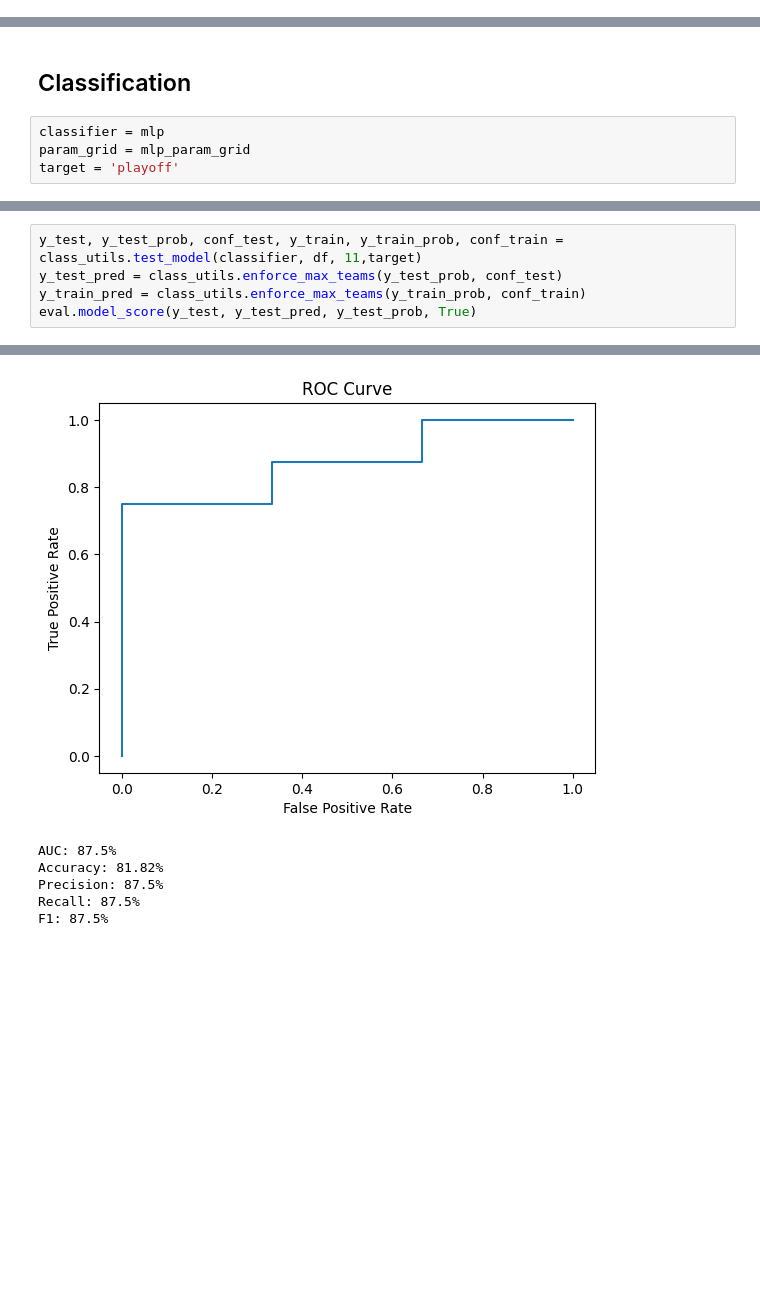
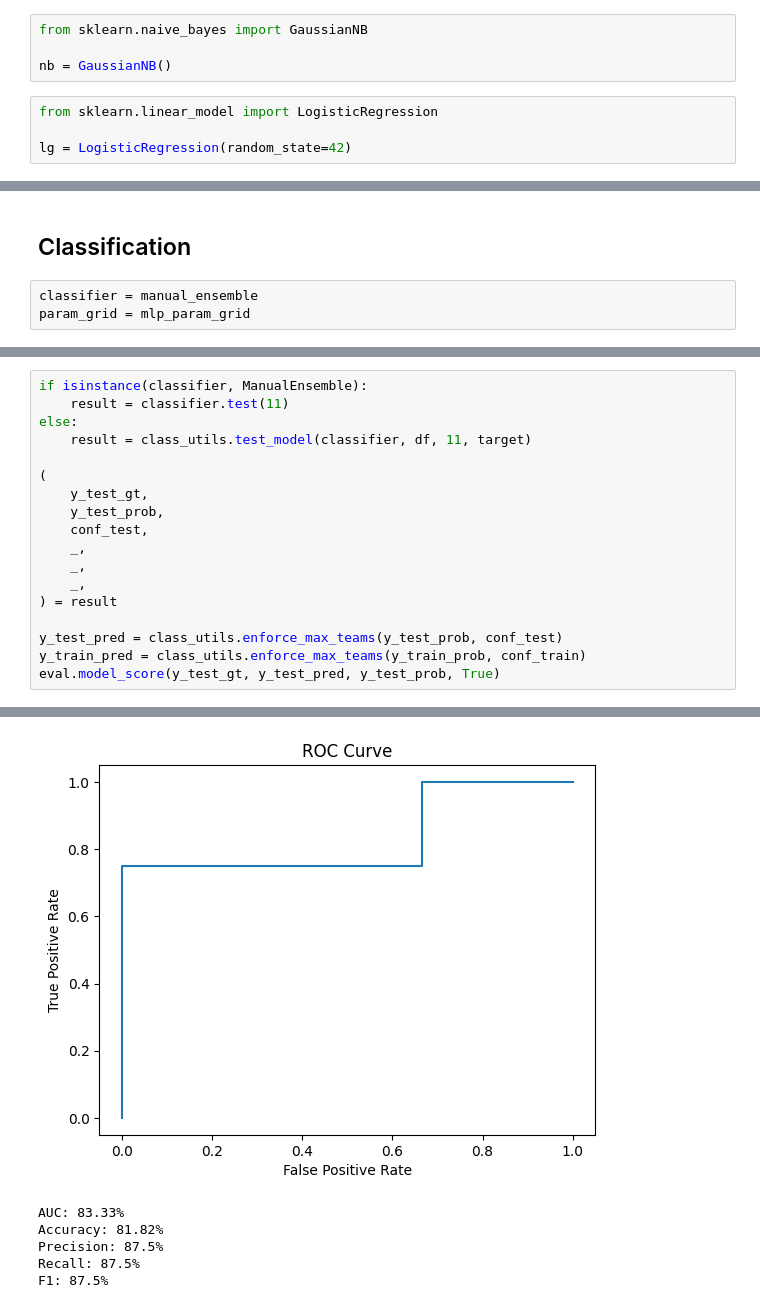
Before and after one commit to DanielRodrigues08/AC-FEUP, a Jupyter notebook: classification/classification.ipynb, the cells around one changed output, grey strips where cells are left out. Drawn from its saved outputs; the diff is of its cells as text; blank space fills up the shorter version.

```diff
--- a/classification/classification.ipynb
+++ b/classification/classification.ipynb
@@ -120,0 +122,8 @@ voting_clf = VotingClassifier(estimators=[
+# %%
+from sklearn.naive_bayes import GaussianNB
+
+nb = GaussianNB()
+# %%
+from sklearn.linear_model import LogisticRegression
+
+lg = LogisticRegression(random_state=42)
@@ -121,9 +164,8 @@ voting_clf = VotingClassifier(estimators=[
 # %% [markdown]
 ## Classification
 # %%
-classifier = mlp
+classifier = manual_ensemble
 param_grid = mlp_param_grid
-target = 'playoff'
 # %%
 years = []
 train_scores = []
@@ -175,12 +234,25 @@ F1: 87.5%
 # %%
-y_test, y_test_prob, conf_test, y_train, y_train_prob, conf_train = class_utils.test_model(classifier, df, 11,target)
+if isinstance(classifier, ManualEnsemble):
+    result = classifier.test(11)
+else:
+    result = class_utils.test_model(classifier, df, 11, target)
+
+(
+    y_test_gt,
+    y_test_prob,
+    conf_test,
+    _,
+    _,
+    _,
+) = result
+
 y_test_pred = class_utils.enforce_max_teams(y_test_prob, conf_test)
 y_train_pred = class_utils.enforce_max_teams(y_train_prob, conf_train)
-eval.model_score(y_test, y_test_pred, y_test_prob, True)
+eval.model_score(y_test_gt, y_test_pred, y_test_prob, True)
 # %% [output]
 [figure]
-[figure, old version]
+[figure, new version]
-AUC: 87.5%
+AUC: 83.33%
 Accuracy: 81.82%
 Precision: 87.5%
 Recall: 87.5%
```
Also changed, not shown: parts of 15 cells of this notebook, 2 other files.
